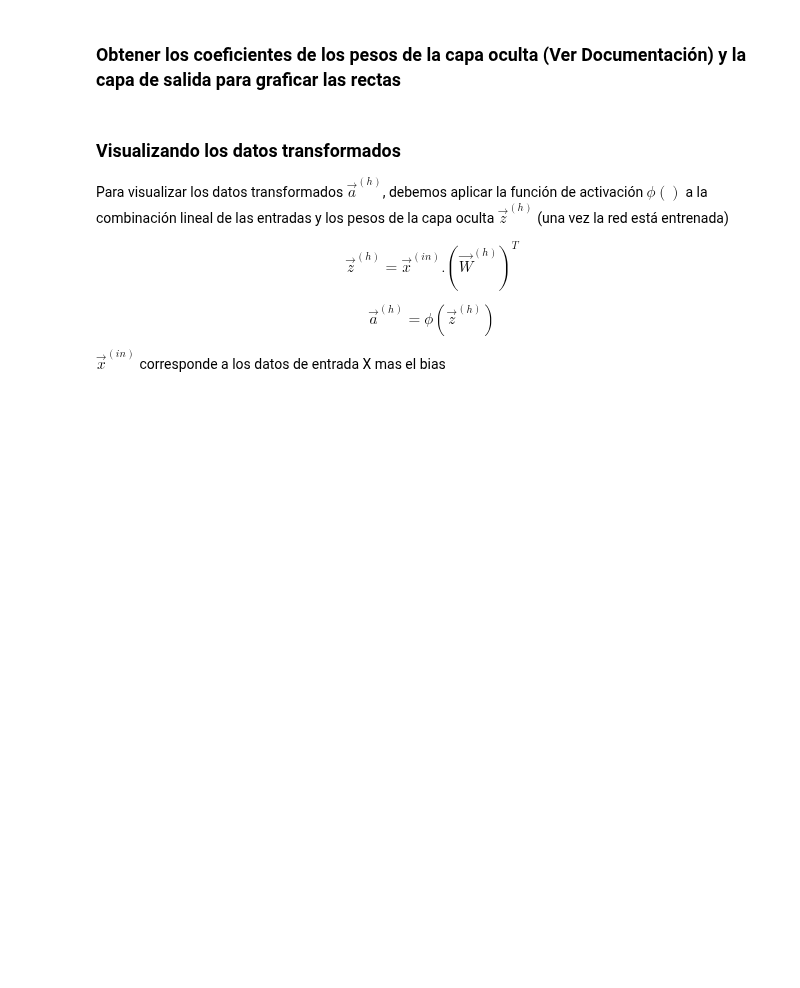
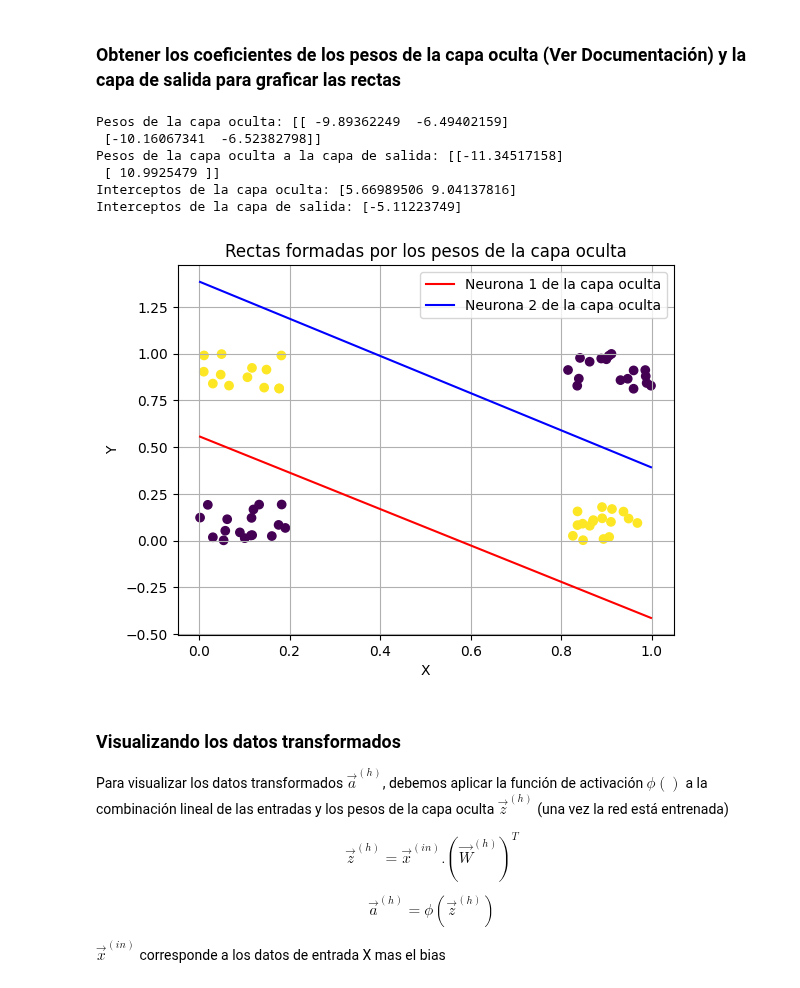
Before and after one commit to axelescalante0/Aprendizaje-Maquinal, a Jupyter notebook: main/PMC.ipynb, the cells around one changed output. Cells and saved outputs as stored; diff of their text form; code cells hidden in the pictures; blank space fills up the shorter version.

```diff
--- a/main/PMC.ipynb
+++ b/main/PMC.ipynb
@@ -156,10 +222,51 @@ $$ w_{02} + x_1 w_{12} + x_2 w_{22} = 0$$
 # %%
 # Obtenga los parámetros de las rectas (pendiente y ordenada) que se forman con los pesos w_h de la capa oculta
 #---------------------------------------------------------------------------
+pesos_ocultos = clasificador.coefs_[0] #pesos entre la capa de entrada y la capa oculta
+pesos_oculta_a_salida = clasificador.coefs_[1]  # pesos entre la capa oculta y la capa de salida
+interceptos_ocultos = clasificador.intercepts_[0] #interceptos de la capa oculta
+interceptos_salida = clasificador.intercepts_[1]  # interceptos de la capa de salida
 
+print("Pesos de la capa oculta:", pesos_ocultos)
+print("Pesos de la capa oculta a la capa de salida:", pesos_oculta_a_salida)
+print("Interceptos de la capa oculta:", interceptos_ocultos)
+print("Interceptos de la capa de salida:", interceptos_salida)
 
 # Grafique las 2 rectas junto a los datos
 #------------------------------------------------------------------------------------
+
+#Calculamos las pendientes y las ordenadas al origen
+pendiente_oculta_neurona1 = -pesos_ocultos[0][0] / pesos_ocultos[1][0] #Se calcula la pendiente de la recta que representa la primera neurona de la capa oculta
+ordenada_oculta_neurona1 = -interceptos_ocultos[0] / pesos_ocultos[1][0] #Se calcula la ordenada al origen de la recta que representa la primera neurona de la capa oculta
+
+#se hace lo mismo con la segunda neurona
+pendiente_oculta_neurona2 = -pesos_ocultos[0][1] / pesos_ocultos[1][1]
+ordenada_oculta_neurona2 = -interceptos_ocultos[1] / pesos_ocultos[1][1]
+
+#Graficamos las rectas correspondientes a las neuronas de la capa oculta
+x_vals = np.linspace(min(x[:, 0]), max(x[:, 0]), 100)#Generamos 100 valores para el eje x, desde el valor mínimo hasta el máximo de la primera característica
+
+# se hace la formula y=mx+b
+y_vals1 = pendiente_oculta_neurona1 * x_vals + ordenada_oculta_neurona1
+y_vals2 = pendiente_oculta_neurona2 * x_vals + ordenada_oculta_neurona2
+
+plt.scatter(X_train[:, 0], X_train[:, 1], c=y_train, cmap="viridis") #"viridis" es para los colores
+plt.plot(x_vals, y_vals1, label="Neurona 1 de la capa oculta", color="red")
+plt.plot(x_vals, y_vals2, label="Neurona 2 de la capa oculta", color="blue")
+plt.xlabel("X")
+plt.ylabel("Y")
+plt.title("Rectas formadas por los pesos de la capa oculta")
+plt.legend()
+plt.grid()
+plt.show()
+# %% [output]
+Pesos de la capa oculta: [[ -9.89362249  -6.49402159]
+ [-10.16067341  -6.52382798]]
+Pesos de la capa oculta a la capa de salida: [[-11.34517158]
+ [ 10.9925479 ]]
+Interceptos de la capa oculta: [5.66989506 9.04137816]
+Interceptos de la capa de salida: [-5.11223749]
+[figure, added]
 # %% [markdown]
 ### Visualizando los datos transformados
 
```
Also changed, not shown: parts of 8 cells of this notebook.
